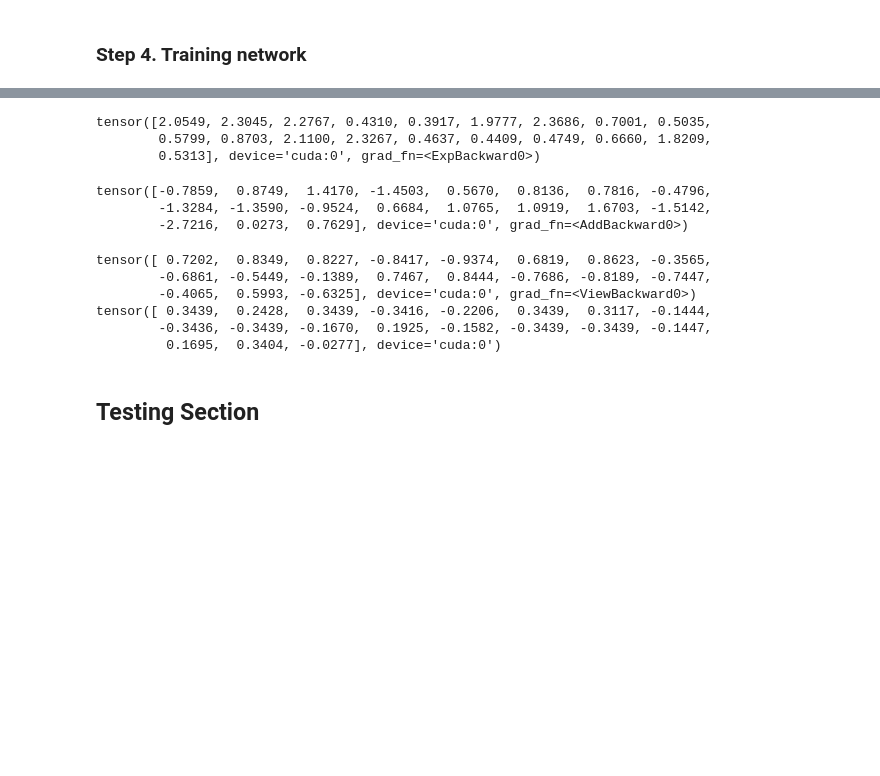
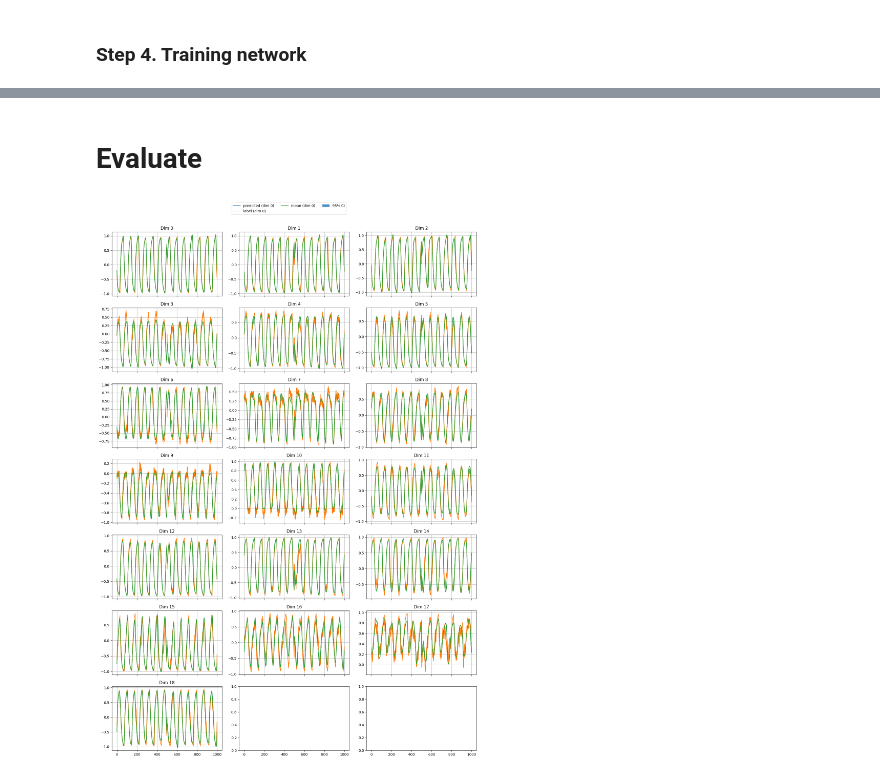
Before and after one commit to PavarisAsawa/locomotion_learning_information-theory, a Jupyter notebook: VE.ipynb, the cells around one changed output, grey strips where cells are left out. Drawn from its saved outputs; the diff is of its cells as text; code cells hidden in the pictures; blank space fills up the shorter version.

Commit message:
update GP model

```diff
--- a/VE.ipynb
+++ b/VE.ipynb
@@ -308,24 +293,2 @@ tensor([ 0.3439,  0.2428,  0.3439, -0.3416, -0.2206,  0.3439,  0.3117, -0.1444,
-# %%
-print(torch.exp(model(test_x[idx , state_index])[1]))
-# %% [output]
-tensor([2.0549, 2.3045, 2.2767, 0.4310, 0.3917, 1.9777, 2.3686, 0.7001, 0.5035,
-        0.5799, 0.8703, 2.1100, 2.3267, 0.4637, 0.4409, 0.4749, 0.6660, 1.8209,
-        0.5313], device='cuda:0', grad_fn=<ExpBackward0>)
-# %%
-print((model(test_x[idx , state_index])[0]))
-# %% [output]
-tensor([-0.7859,  0.8749,  1.4170, -1.4503,  0.5670,  0.8136,  0.7816, -0.4796,
-        -1.3284, -1.3590, -0.9524,  0.6684,  1.0765,  1.0919,  1.6703, -1.5142,
-        -2.7216,  0.0273,  0.7629], device='cuda:0', grad_fn=<AddBackward0>)
-# %%
-print((model(test_x[idx , state_index])[1]))
-print((test_y[idx , state_index]))
-# %% [output]
-tensor([ 0.7202,  0.8349,  0.8227, -0.8417, -0.9374,  0.6819,  0.8623, -0.3565,
-        -0.6861, -0.5449, -0.1389,  0.7467,  0.8444, -0.7686, -0.8189, -0.7447,
-        -0.4065,  0.5993, -0.6325], device='cuda:0', grad_fn=<ViewBackward0>)
-tensor([ 0.3439,  0.2428,  0.3439, -0.3416, -0.2206,  0.3439,  0.3117, -0.1444,
-        -0.3436, -0.3439, -0.1670,  0.1925, -0.1582, -0.3439, -0.3439, -0.1447,
-         0.1695,  0.3404, -0.0277], device='cuda:0')
-# %% [markdown]
-## Testing Section
+# %% [markdown]
+# Evaluate
@@ -331,0 +303,51 @@ tensor([ 0.3439,  0.2428,  0.3439, -0.3416, -0.2206,  0.3439,  0.3117, -0.1444,
+# %%
+dim  = 19
+cols = 3
+rows = math.ceil(dim / cols)
+
+# ตั้งค่าสถานะว่า eva_sigma เป็น std หรือ var
+ASSUME_SIGMA_IS_STD = True  # ถ้า eva_sigma คือ std ให้ True, ถ้าเป็น variance อยู่แล้ว ให้ False
+
+# เตรียมแกน x (จะพล็อตตามลำดับ index ของ sample)
+T = eva_mean.shape[0]
+x = np.arange(T)
+
+# แปลงเป็น numpy
+y_np = eva_label.detach().cpu().numpy()
+pred_np = eva_pred.detach().cpu().numpy()
+mu_np  = eva_mean.detach().cpu().numpy()                   # [T, 19]
+sig_np = torch.exp(eva_log_var).detach().cpu().numpy()                  # [T, 19]
+var_np = (sig_np**2) if ASSUME_SIGMA_IS_STD else sig_np    # [T, 19]
+# var_np = np.clip(var_np, 1e-12, None)                      # กันติดลบ/ศูนย์
+# %%
+# เริ่มวาด 19 subplot, 3 columns
+fig, axes = plt.subplots(rows, cols, figsize=(cols*5, rows*3), sharex=True)
+axes = axes.flatten()
+
+for d in range(dim):
+    ax = axes[d]
+    mu   = mu_np[:, d]
+    var  = var_np[:, d]
+    pred = pred_np[:, d]
+    std  = np.sqrt(var)
+    lo   = mu - 1.96 * std
+    up   = mu + 1.96 * std
+    y    = y_np[:, d]
+
+    # เส้น mean
+    ax.plot(x, pred, label=f"predicted (dim {d})")
+    ax.plot(x, y, label=f"label (dim {d})")
+    ax.plot(x, mu, label=f"mean (dim {d})")
+    # แถบ 95% CI
+    ax.fill_between(x, lo, up, alpha=0.8, label="95% CI")
+
+    ax.set_title(f"Dim {d}")
+    ax.grid(True)
+
+fig.tight_layout()
+# ดึง legend จากซับพล็อตแรกเพื่อลดความรก
+handles, labels = axes[0].get_legend_handles_labels()
+fig.legend(handles, labels, loc="upper center", ncol=3, bbox_to_anchor=(0.5, 1.04))
+plt.show()
+# %% [output]
+[figure, added]
```
Also changed, not shown: parts of 12 cells of this notebook, 3 other files.
